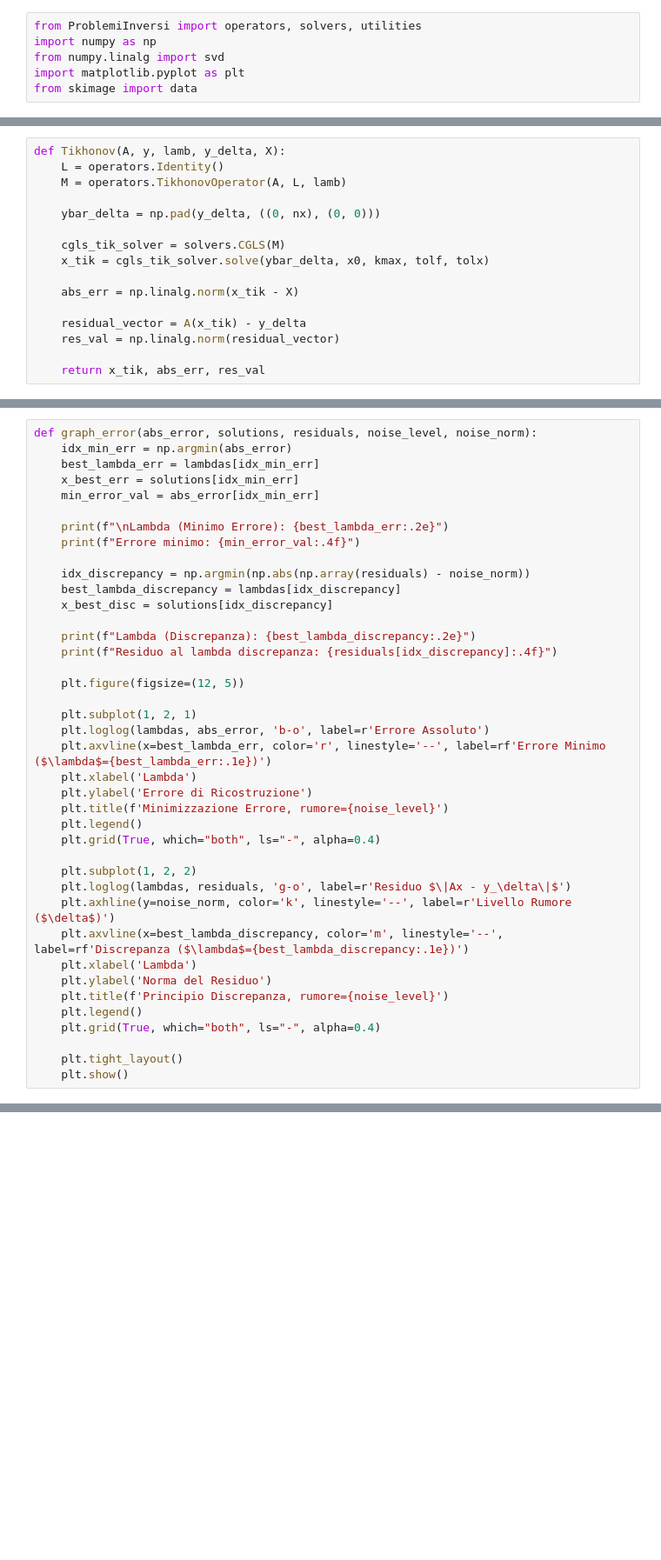
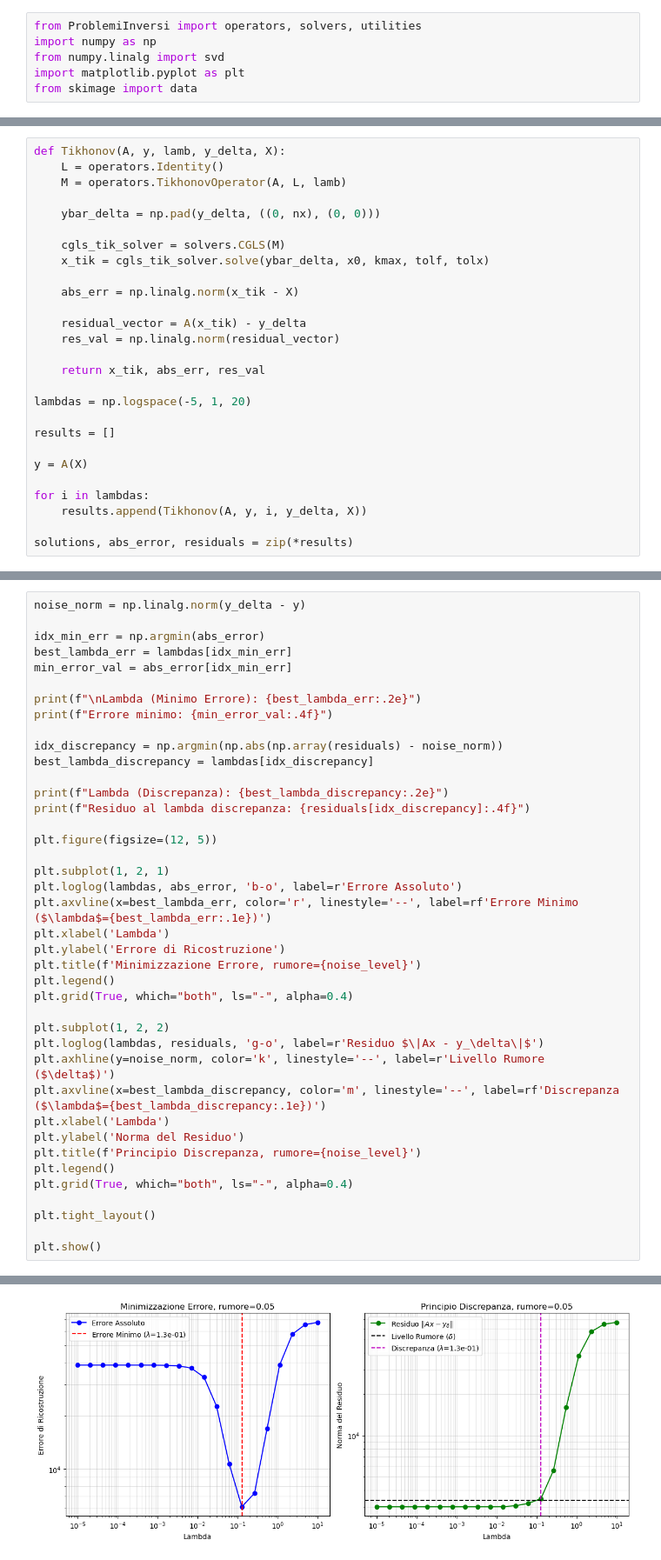
Before and after one commit to ItsTixel/calcolo_numerico, a Jupyter notebook: homeworks/hw4/hw_4.ipynb, the cells around one changed output, grey strips where cells are left out. Shown at 87% size. Drawn from its saved outputs; the diff is of its cells as text; blank space fills up the shorter version.

```diff
--- a/homeworks/hw4/hw_4.ipynb
+++ b/homeworks/hw4/hw_4.ipynb
@@ -216,3 +89,14 @@ def Tikhonov(A, y, lamb, y_delta, X):
     res_val = np.linalg.norm(residual_vector)
 
     return x_tik, abs_err, res_val
+
+lambdas = np.logspace(-5, 1, 20)
+
+results = []
+
+y = A(X)
+
+for i in lambdas:
+    results.append(Tikhonov(A, y, i, y_delta, X))
+
+solutions, abs_error, residuals = zip(*results)
@@ -256,40 +103,41 @@ plt.show()
 # %%
-def graph_error(abs_error, solutions, residuals, noise_level, noise_norm):
-    idx_min_err = np.argmin(abs_error)
-    best_lambda_err = lambdas[idx_min_err]
-    x_best_err = solutions[idx_min_err]
-    min_error_val = abs_error[idx_min_err]
+noise_norm = np.linalg.norm(y_delta - y)
 
-    print(f"\nLambda (Minimo Errore): {best_lambda_err:.2e}")
-    print(f"Errore minimo: {min_error_val:.4f}")
+idx_min_err = np.argmin(abs_error)
+best_lambda_err = lambdas[idx_min_err]
+min_error_val = abs_error[idx_min_err]
 
-    idx_discrepancy = np.argmin(np.abs(np.array(residuals) - noise_norm))
-    best_lambda_discrepancy = lambdas[idx_discrepancy]
-    x_best_disc = solutions[idx_discrepancy]
+print(f"\nLambda (Minimo Errore): {best_lambda_err:.2e}")
+print(f"Errore minimo: {min_error_val:.4f}")
 
-    print(f"Lambda (Discrepanza): {best_lambda_discrepancy:.2e}")
-    print(f"Residuo al lambda discrepanza: {residuals[idx_discrepancy]:.4f}")
+idx_discrepancy = np.argmin(np.abs(np.array(residuals) - noise_norm))
+best_lambda_discrepancy = lambdas[idx_discrepancy]
 
-    plt.figure(figsize=(12, 5))
+print(f"Lambda (Discrepanza): {best_lambda_discrepancy:.2e}")
+print(f"Residuo al lambda discrepanza: {residuals[idx_discrepancy]:.4f}")
 
-    plt.subplot(1, 2, 1)
-    plt.loglog(lambdas, abs_error, 'b-o', label=r'Errore Assoluto')
-    plt.axvline(x=best_lambda_err, color='r', linestyle='--', label=rf'Errore Minimo ($\lambda$={best_lambda_err:.1e})')
-    plt.xlabel('Lambda')
-    plt.ylabel('Errore di Ricostruzione')
-    plt.title(f'Minimizzazione Errore, rumore={noise_level}')
-    plt.legend()
-    plt.grid(True, which="both", ls="-", alpha=0.4)
+plt.figure(figsize=(12, 5))
 
-    plt.subplot(1, 2, 2)
-    plt.loglog(lambdas, residuals, 'g-o', label=r'Residuo $\|Ax - y_\delta\|$')
-    plt.axhline(y=noise_norm, color='k', linestyle='--', label=r'Livello Rumore ($\delta$)')
-    plt.axvline(x=best_lambda_discrepancy, color='m', linestyle='--', label=rf'Discrepanza ($\lambda$={best_lambda_discrepancy:.1e})')
-    plt.xlabel('Lambda')
-    plt.ylabel('Norma del Residuo')
-    plt.title(f'Principio Discrepanza, rumore={noise_level}')
-    plt.legend()
-    plt.grid(True, which="both", ls="-", alpha=0.4)
+plt.subplot(1, 2, 1)
+plt.loglog(lambdas, abs_error, 'b-o', label=r'Errore Assoluto')
+plt.axvline(x=best_lambda_err, color='r', linestyle='--', label=rf'Errore Minimo ($\lambda$={best_lambda_err:.1e})')
+plt.xlabel('Lambda')
+plt.ylabel('Errore di Ricostruzione')
+plt.title(f'Minimizzazione Errore, rumore={noise_level}')
+plt.legend()
+plt.grid(True, which="both", ls="-", alpha=0.4)
 
-    plt.tight_layout()
-    plt.show()
+plt.subplot(1, 2, 2)
+plt.loglog(lambdas, residuals, 'g-o', label=r'Residuo $\|Ax - y_\delta\|$')
+plt.axhline(y=noise_norm, color='k', linestyle='--', label=r'Livello Rumore ($\delta$)')
+plt.axvline(x=best_lambda_discrepancy, color='m', linestyle='--', label=rf'Discrepanza ($\lambda$={best_lambda_discrepancy:.1e})')
+plt.xlabel('Lambda')
+plt.ylabel('Norma del Residuo')
+plt.title(f'Principio Discrepanza, rumore={noise_level}')
+plt.legend()
+plt.grid(True, which="both", ls="-", alpha=0.4)
+
+plt.tight_layout()
+
+plt.show()
+# %% [output]
@@ -295,0 +148 @@ def graph_error(abs_error, solutions, residuals, noise_level, noise_norm):
+[figure, added]
```
Also changed, not shown: parts of 27 cells of this notebook, 17 other files.
